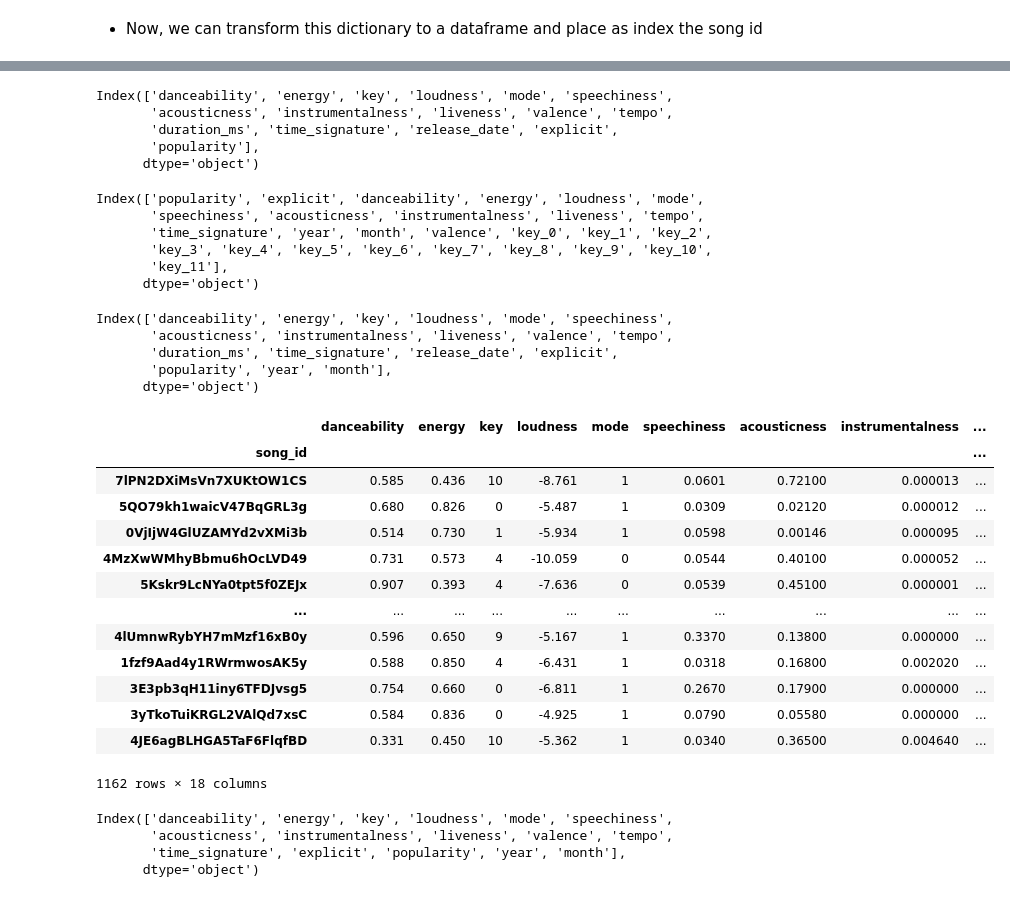
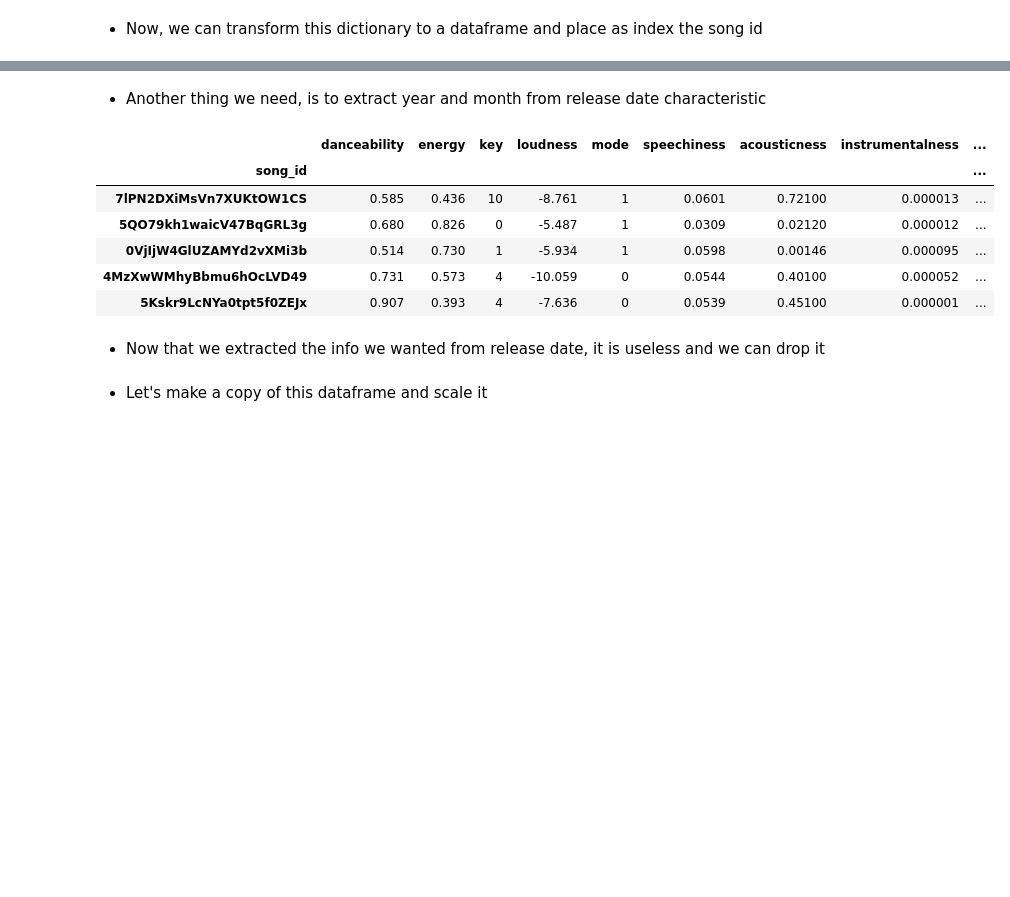
Before and after one commit to Nikos-Antonopoulos/Dissecting-Spotify-Valence, a Jupyter notebook: 3rd_assignment.ipynb, the cells around one changed output, grey strips where cells are left out. Saved outputs shown, nothing was run; the diff lists cells and outputs as text; code cells hidden in the pictures; blank space fills up the shorter version.

```diff
--- a/3rd_assignment.ipynb
+++ b/3rd_assignment.ipynb
@@ -222,0 +217,8 @@ songs_unscaled
+# %%
+with open('data/spotify_ids.txt', 'r') as f:
+    all_track_ids_for_test = [line.strip() for line in f]
+# %%
+index_that_exist_in_both_df = []
+for i in all_track_ids_for_test:
+    if i in songs.index:
+        index_that_exist_in_both_df.append(i)
@@ -1284,6 +1335,6 @@ drop_columns(tracks, to_be_deleted)
 # %%
-dict = {}
+dicti = {}
 for i in all_track_ids_for_test:
     features = sp.track(i)
     to_be_added_to_dict = {i:[features['album']['release_date'],features['explicit'],features['popularity']]}
-    dict.update(to_be_added_to_dict)
+    dicti.update(to_be_added_to_dict)
@@ -1290,3 +1343,3 @@ for i in all_track_ids_for_test:
 # %%
-release_date_explicit_popularity = pd.DataFrame.from_dict(dict, orient='index')
+release_date_explicit_popularity = pd.DataFrame.from_dict(dicti, orient='index')
 # %%
@@ -1315,49 +1363,21 @@ release_date_explicit_popularity.set_index('song_id',inplace=True)
 tracks_with_3_extra_columns = pd.merge(tracks, release_date_explicit_popularity[['release_date', 'explicit','popularity']], on='song_id', how='left')
 # %%
 tracks_with_3_extra_columns.set_index('song_id',inplace=True)
-# %%
-tracks_with_3_extra_columns.columns
-# %% [output]
-Index(['danceability', 'energy', 'key', 'loudness', 'mode', 'speechiness',
-       'acousticness', 'instrumentalness', 'liveness', 'valence', 'tempo',
-       'duration_ms', 'time_signature', 'release_date', 'explicit',
-       'popularity'],
-      dtype='object')
+# %% [markdown]
+* Another thing we need, is to extract year and month from release date characteristic
 # %%
 tracks_with_3_extra_columns['year'] = pd.DatetimeIndex(tracks_with_3_extra_columns['release_date']).year
 tracks_with_3_extra_columns['month'] = pd.DatetimeIndex(tracks_with_3_extra_columns['release_date']).month
-# %%
-songs.columns
-# %% [output]
-Index(['popularity', 'explicit', 'danceability', 'energy', 'loudness', 'mode',
-       'speechiness', 'acousticness', 'instrumentalness', 'liveness', 'tempo',
-       'time_signature', 'year', 'month', 'valence', 'key_0', 'key_1', 'key_2',
-       'key_3', 'key_4', 'key_5', 'key_6', 'key_7', 'key_8', 'key_9', 'key_10',
-       'key_11'],
-      dtype='object')
-# %%
-tracks_with_3_extra_columns.columns
-# %% [output]
-Index(['danceability', 'energy', 'key', 'loudness', 'mode', 'speechiness',
-       'acousticness', 'instrumentalness', 'liveness', 'valence', 'tempo',
-       'duration_ms', 'time_signature', 'release_date', 'explicit',
-       'popularity', 'year', 'month'],
-      dtype='object')
 # %%
-tracks_with_3_extra_columns
+tracks_with_3_extra_columns.head(5)
 # %% [output]
 |  | danceability | energy | key | loudness | mode | speechiness | acousticness | instrumentalness | ... |
 | song_id |  |  |  |  |  |  |  |  | ... |
 | 7lPN2DXiMsVn7XUKtOW1CS | 0.585 | 0.436 | 10 | -8.761 | 1 | 0.0601 | 0.72100 | 0.000013 | ... |
 | 5QO79kh1waicV47BqGRL3g | 0.680 | 0.826 | 0 | -5.487 | 1 | 0.0309 | 0.02120 | 0.000012 | ... |
 | 0VjIjW4GlUZAMYd2vXMi3b | 0.514 | 0.730 | 1 | -5.934 | 1 | 0.0598 | 0.00146 | 0.000095 | ... |
 | 4MzXwWMhyBbmu6hOcLVD49 | 0.731 | 0.573 | 4 | -10.059 | 0 | 0.0544 | 0.40100 | 0.000052 | ... |
 | 5Kskr9LcNYa0tpt5f0ZEJx | 0.907 | 0.393 | 4 | -7.636 | 0 | 0.0539 | 0.45100 | 0.000001 | ... |
-| ... | ... | ... | ... | ... | ... | ... | ... | ... | ... |
-| 4lUmnwRybYH7mMzf16xB0y | 0.596 | 0.650 | 9 | -5.167 | 1 | 0.3370 | 0.13800 | 0.000000 | ... |
-| 1fzf9Aad4y1RWrmwosAK5y | 0.588 | 0.850 | 4 | -6.431 | 1 | 0.0318 | 0.16800 | 0.002020 | ... |
-| 3E3pb3qH11iny6TFDJvsg5 | 0.754 | 0.660 | 0 | -6.811 | 1 | 0.2670 | 0.17900 | 0.000000 | ... |
-| 3yTkoTuiKRGL2VAlQd7xsC | 0.584 | 0.836 | 0 | -4.925 | 1 | 0.0790 | 0.05580 | 0.000000 | ... |
-| 4JE6agBLHGA5TaF6FlqfBD | 0.331 | 0.450 | 10 | -5.362 | 1 | 0.0340 | 0.36500 | 0.004640 | ... |
-1162 rows × 18 columns
+# %% [markdown]
+* Now that we extracted the info we wanted from release date, it is useless and we can drop it
 # %%
@@ -1365,11 +1385,6 @@ to_be_deleted = ['release_date','duration_ms']
 drop_columns(tracks_with_3_extra_columns, to_be_deleted)
-# %%
-tracks_with_3_extra_columns.columns
-# %% [output]
-Index(['danceability', 'energy', 'key', 'loudness', 'mode', 'speechiness',
-       'acousticness', 'instrumentalness', 'liveness', 'valence', 'tempo',
-       'time_signature', 'explicit', 'popularity', 'year', 'month'],
-      dtype='object')
+# %% [markdown]
+* Let's make a copy of this dataframe and scale it
 # %%
 from sklearn import preprocessing
 louridas_test_dataset_unscaled = tracks_with_3_extra_columns.copy()
```
Also changed, not shown: parts of 98 cells of this notebook, 1 other file.
